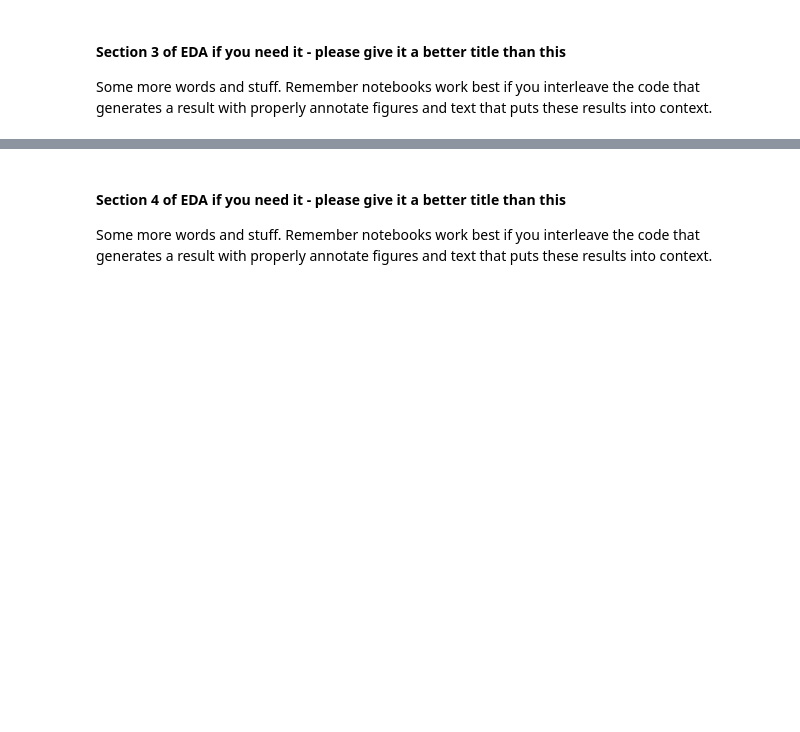
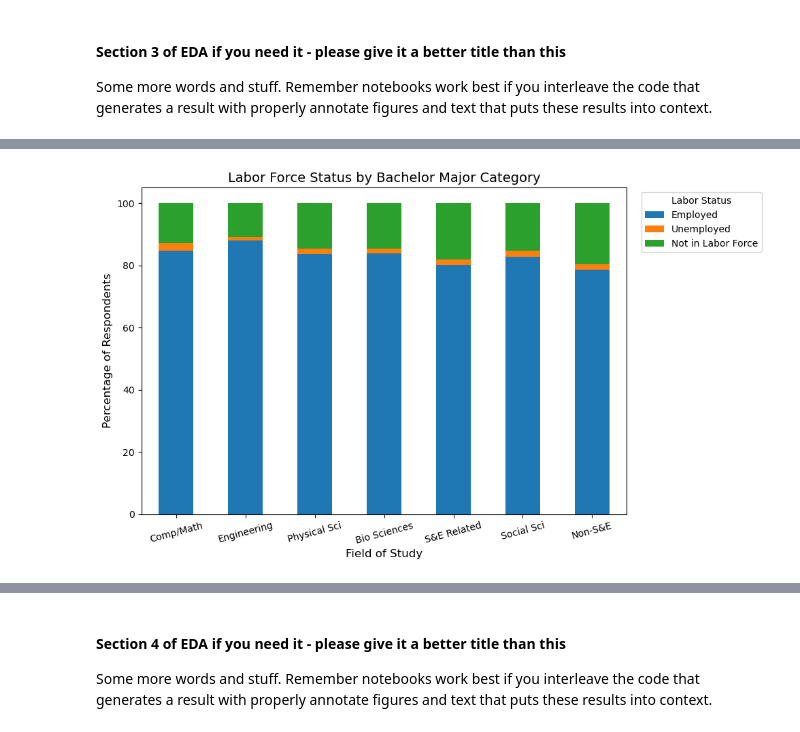
Before and after one commit to COGS108/Group-SP26-090, a Jupyter notebook: 02-EDACheckpoint.ipynb, the cells around one changed output, grey strips where cells are left out. Cells and saved outputs as stored; diff of their text form; code cells hidden in the pictures; blank space fills up the shorter version.

```diff
--- a/02-EDACheckpoint.ipynb
+++ b/02-EDACheckpoint.ipynb
@@ -334,0 +349,95 @@ Some more words and stuff.  Remember notebooks work best if you interleave the c
+# %%
+## YOUR CODE HERE
+## FEEL FREE TO ADD MULTIPLE CELLS PER SECTION
+#checking data
+#Bachelor major vs. labor force status  (categorical vs categorical) → clustered/stacked bar plot
+
+print(df['NBAMEMG'].value_counts(dropna=False))
+print(df['LFSTAT'].value_counts(dropna=False))
+
+import pandas as pd
+import matplotlib.pyplot as plt
+from scipy.stats import chi2_contingency
+
+# remove rows with missing values
+clean_df = df[df['NBAMEMG'].notna() & df['LFSTAT'].notna()].copy()
+
+# rename categories for better reading
+major_labels = {
+    1.0: 'Comp/Math',
+    2.0: 'Bio Sciences',
+    3.0: 'Physical Sci',
+    4.0: 'Social Sci',
+    5.0: 'Engineering',
+    6.0: 'S&E Related',
+    7.0: 'Non-S&E'
+}
+
+labor_labels = {
+    1: 'Employed',
+    2: 'Unemployed',
+    3: 'Not in Labor Force'
+}
+
+#cleaning columns
+clean_df['Major Category'] = clean_df['NBAMEMG'].map(major_labels)
+clean_df['Labor Status'] = clean_df['LFSTAT'].map(labor_labels)
+
+# contingency table
+table = pd.crosstab(
+    clean_df['Major Category'],
+    clean_df['Labor Status']
+)
+
+# chi-square test
+chi2, p, dof, expected = chi2_contingency(table)
+
+#counts to percentages for plot
+table_pct = table.div(table.sum(axis=1), axis=0) * 100
+
+# reorder columns for cleaner look
+table_pct = table_pct[
+    ['Employed', 'Unemployed', 'Not in Labor Force']
+]
+
+# reorder majors
+major_order = [
+    'Comp/Math',
+    'Engineering',
+    'Physical Sci',
+    'Bio Sciences',
+    'S&E Related',
+    'Social Sci',
+    'Non-S&E'
+]
+
+table_pct = table_pct.reindex(major_order)
+
+# stacked bar plot
+ax = table_pct.plot(
+    kind='bar',
+    stacked=True,
+    figsize=(10,6)
+)
+
+# formatting for plot
+plt.title('Labor Force Status by Bachelor Major Category', fontsize=14)
+plt.xlabel('Field of Study', fontsize=12)
+plt.ylabel('Percentage of Respondents', fontsize=12)
+
+plt.xticks(rotation=15)
+
+plt.legend(
+    title='Labor Status',
+    bbox_to_anchor=(1.02, 1),
+    loc='upper left'
+)
+
+plt.tight_layout()
+plt.show()
+
+# statistical results
+print(f"Chi-square statistic: {chi2:.2f}")
+print(f"P-value: {p:.4e}")
+print(f"Degrees of freedom: {dof}")
+# %% [output]
@@ -334,0 +459 @@ Some more words and stuff.  Remember notebooks work best if you interleave the c
+[figure, added]
```
Also changed, not shown: parts of 9 cells of this notebook.
